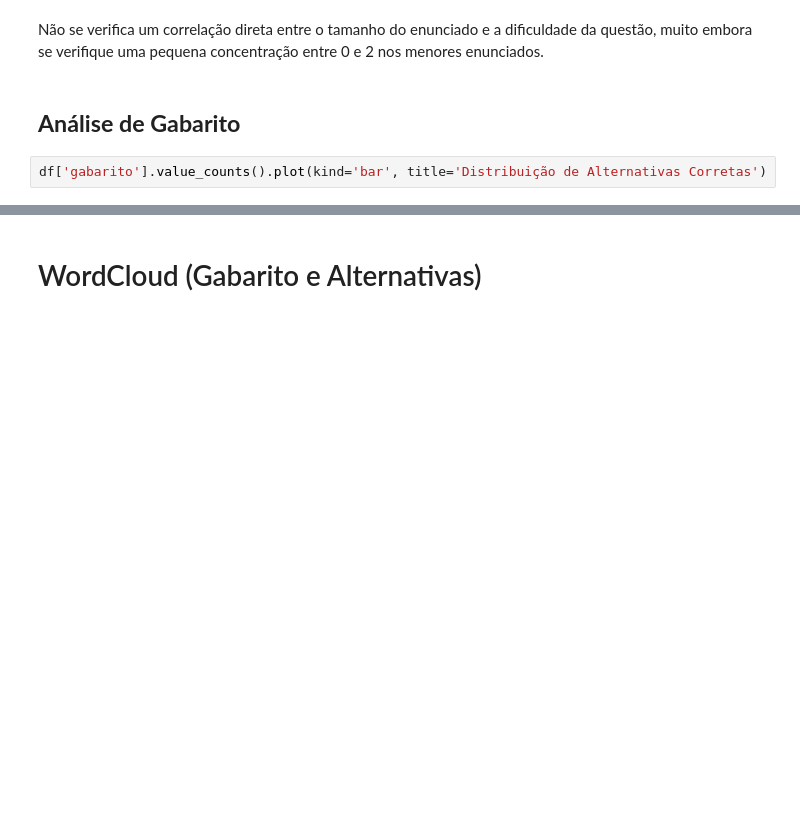
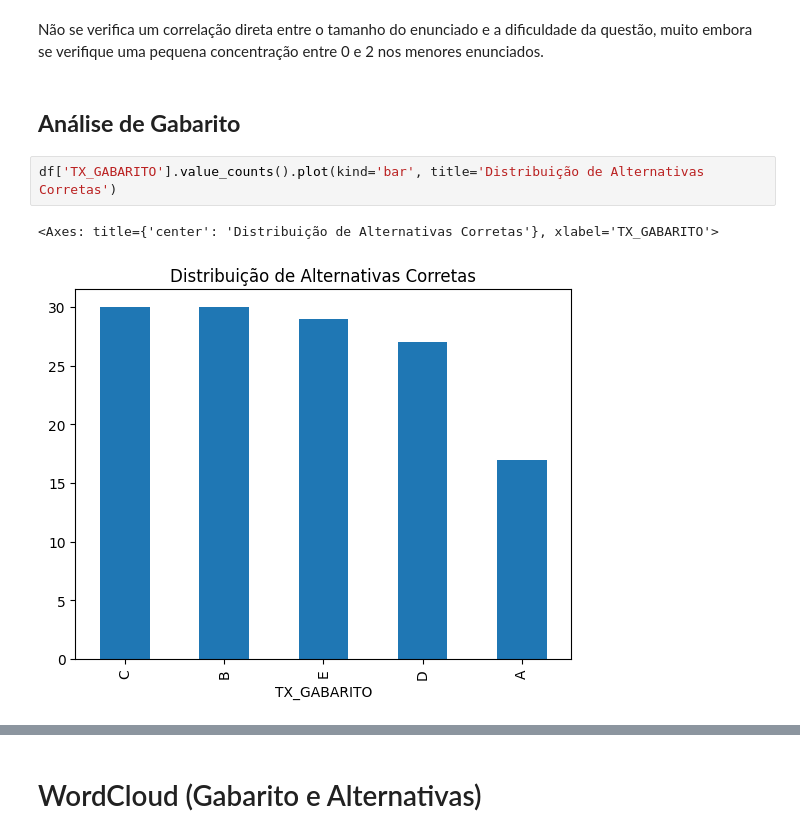
Before and after one commit to ciziks/enem-embbedings-social-questions, a Jupyter notebook: notebooks/5. Exploratory_Analysis.ipynb, the cells around one changed output, grey strips where cells are left out. Saved outputs shown, nothing was run; the diff lists cells and outputs as text; blank space fills up the shorter version.

```diff
--- a/notebooks/5. Exploratory_Analysis.ipynb
+++ b/notebooks/5. Exploratory_Analysis.ipynb
@@ -103,6 +198,9 @@ Não se verifica um correlação direta entre o tamanho do enunciado e a dificul
 # %% [markdown]
 ## **Análise de Gabarito**
 # %%
-df['gabarito'].value_counts().plot(kind='bar', title='Distribuição de Alternativas Corretas')
+df['TX_GABARITO'].value_counts().plot(kind='bar', title='Distribuição de Alternativas Corretas')
+# %% [output]
+<Axes: title={'center': 'Distribuição de Alternativas Corretas'}, xlabel='TX_GABARITO'>
+[figure, added]
 # %%
 fig, axes = plt.subplots(1, 2, figsize=(14, 5))
```
Also changed, not shown: parts of 19 cells of this notebook.
